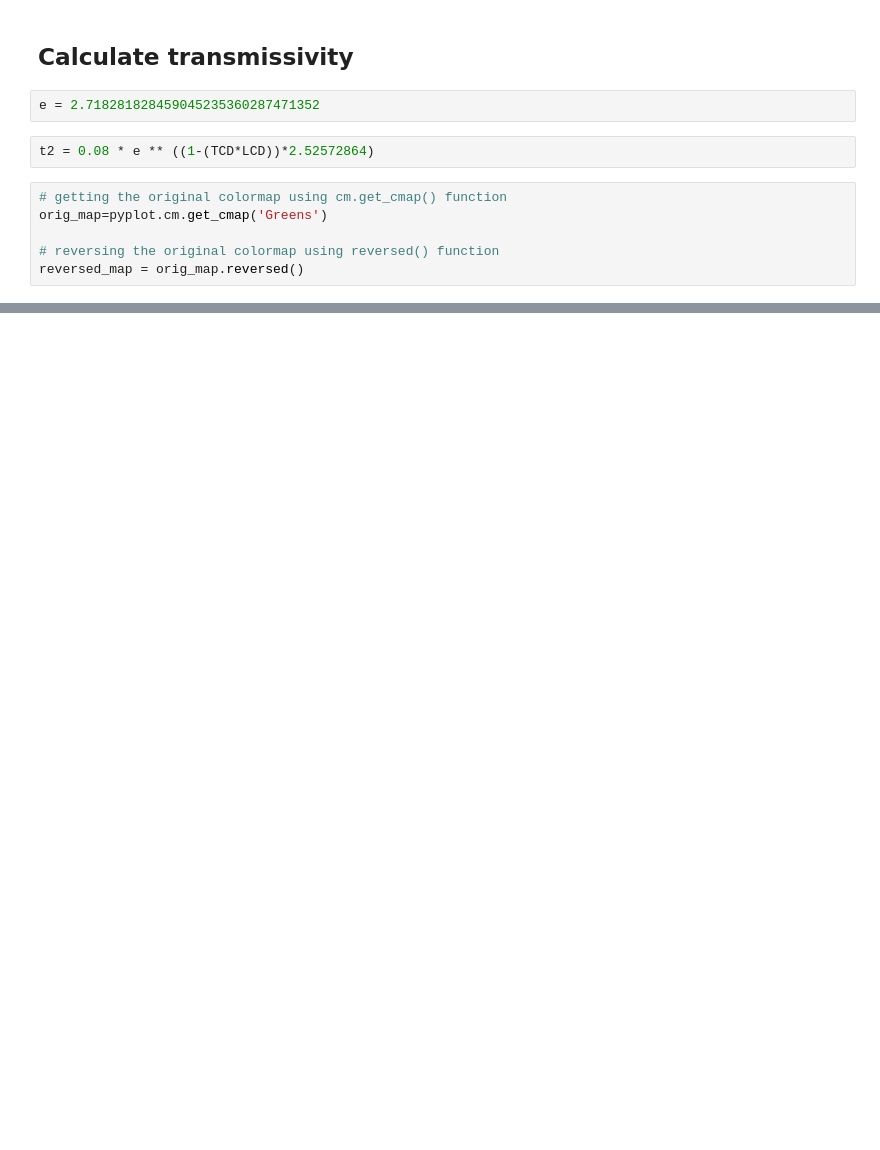
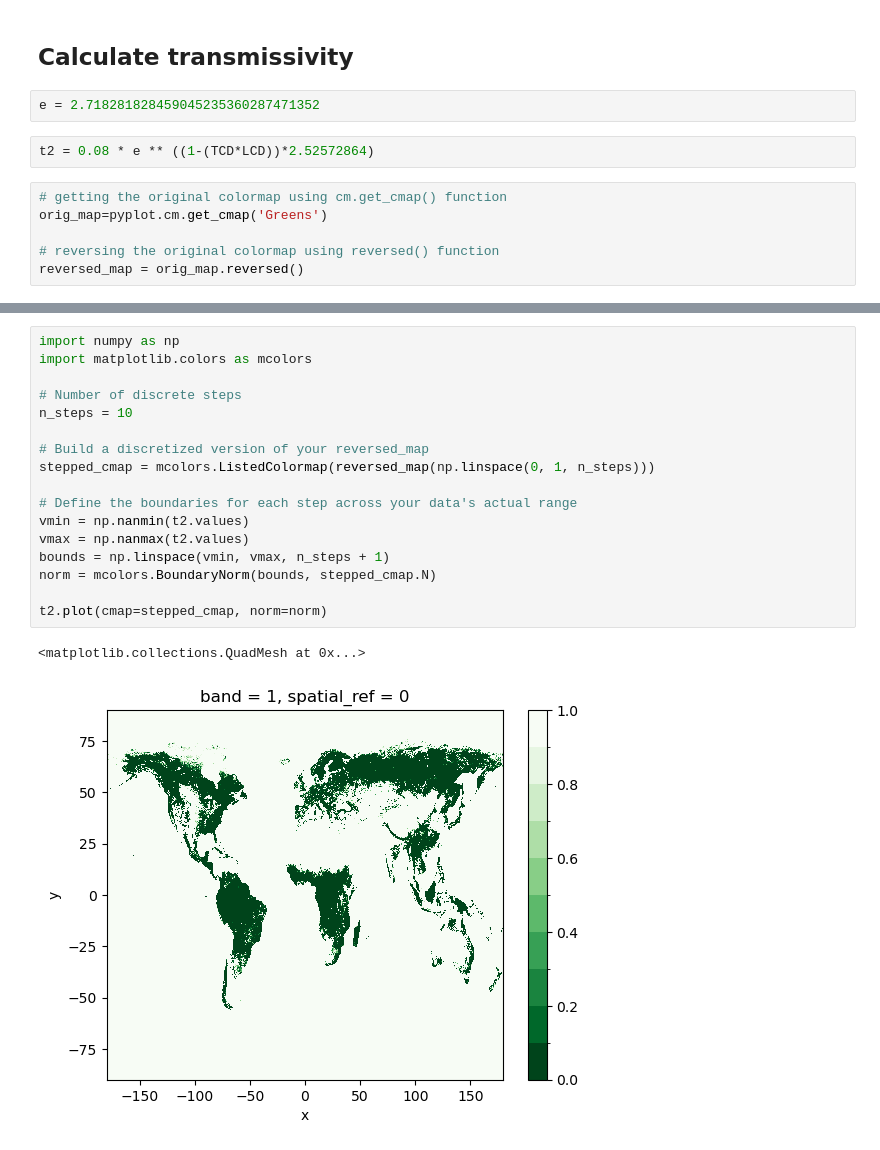
Before and after one commit to MinttuPekkala/Unibe_transmissivity_maps, a Jupyter notebook: Kemijoki_ENVEO_transmissivity.ipynb, the cells around one changed output, grey strips where cells are left out. Cells and saved outputs as stored; diff of their text form; blank space fills up the shorter version.

```diff
--- a/Kemijoki_ENVEO_transmissivity.ipynb
+++ b/Kemijoki_ENVEO_transmissivity.ipynb
@@ -83,0 +109,20 @@ t2.plot(cmap=reversed_map)
+# %%
+import numpy as np
+import matplotlib.colors as mcolors
+
+# Number of discrete steps
+n_steps = 10
+
+# Build a discretized version of your reversed_map
+stepped_cmap = mcolors.ListedColormap(reversed_map(np.linspace(0, 1, n_steps)))
+
+# Define the boundaries for each step across your data's actual range
+vmin = np.nanmin(t2.values)
+vmax = np.nanmax(t2.values)
+bounds = np.linspace(vmin, vmax, n_steps + 1)
+norm = mcolors.BoundaryNorm(bounds, stepped_cmap.N)
+
+t2.plot(cmap=stepped_cmap, norm=norm)
+# %% [output]
+<matplotlib.collections.QuadMesh at 0x...>
+[figure, added]
```
Also changed, not shown: parts of 19 cells of this notebook, 3 other files.
